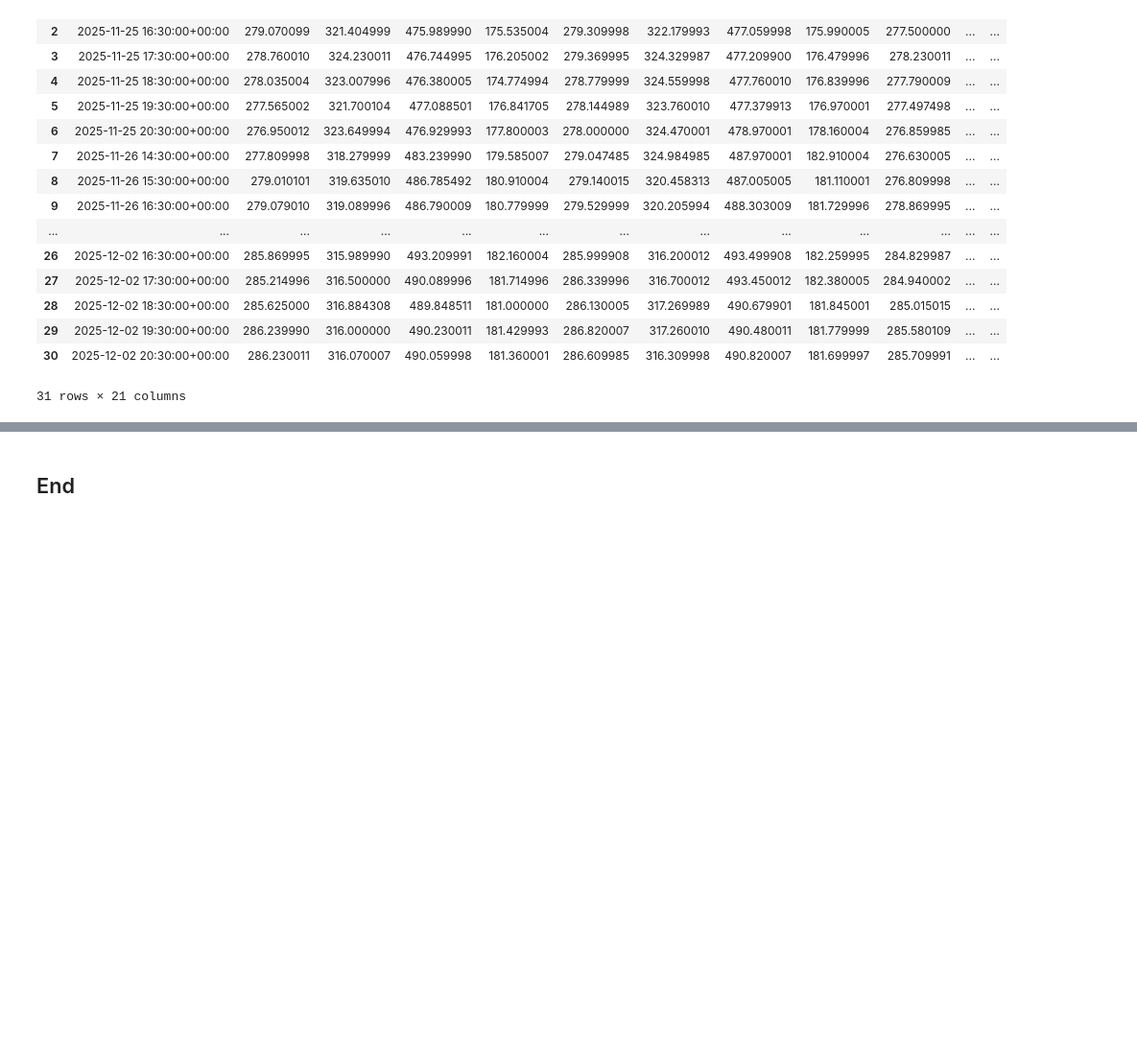
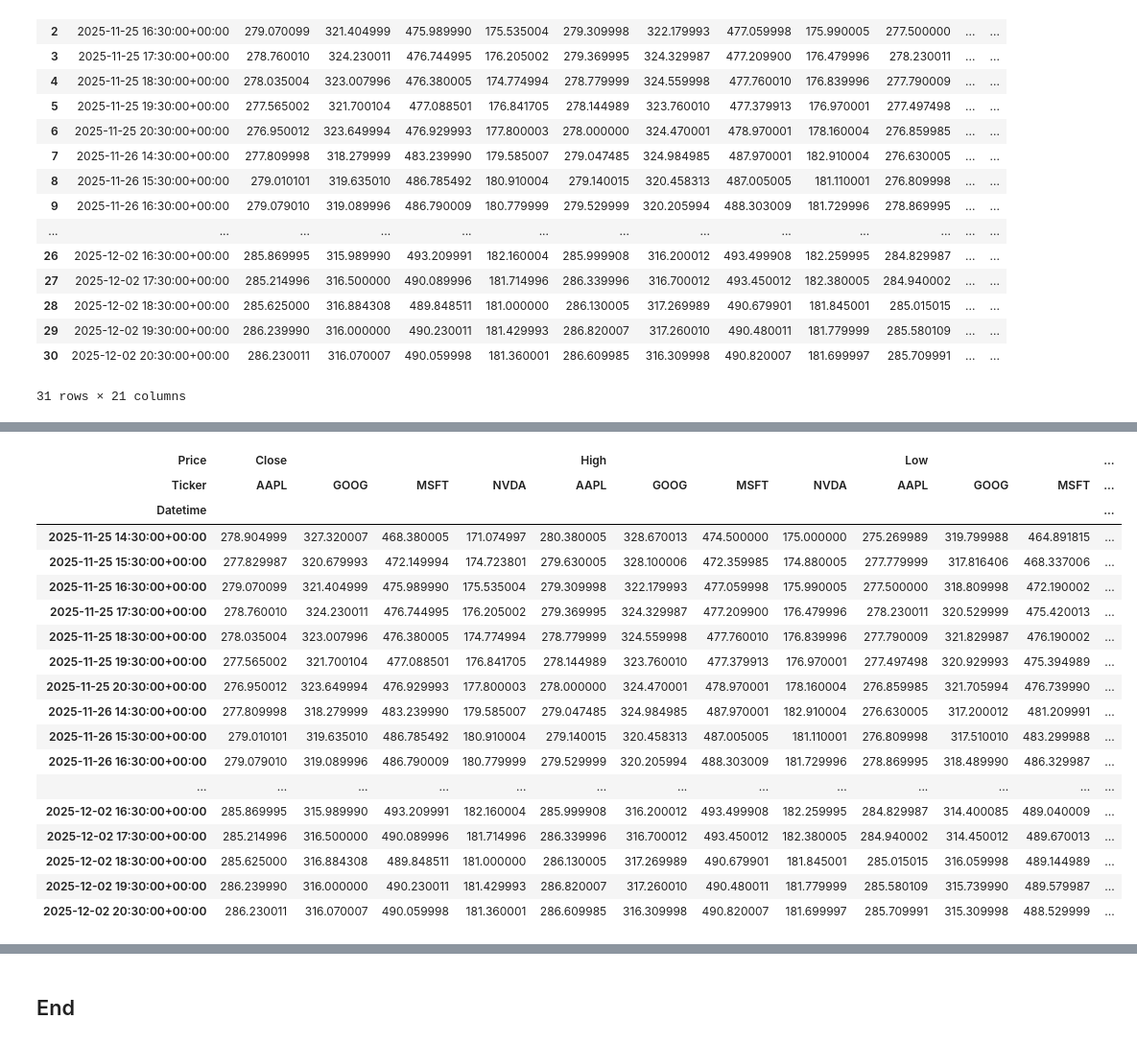
Before and after one commit to Glogover/computer-infrastructure, a Jupyter notebook: roughwork/files.ipynb, the cells around one changed output, grey strips where cells are left out. Shown at 96% size. Saved outputs shown, nothing was run; the diff lists cells and outputs as text; code cells hidden in the pictures; blank space fills up the shorter version.

```diff
--- a/roughwork/files.ipynb
+++ b/roughwork/files.ipynb
@@ -215,0 +309,27 @@ df
+# %%
+# Read the CSV file
+
+df = pd.read_csv(f'../data/{data_files[0]}', header=[0, 1], index_col=0, parse_dates=True)
+
+# Show.
+df
+# %% [output]
+| Price | Close |  |  |  | High |  |  |  | Low |  |  | ... |
+| Ticker | AAPL | GOOG | MSFT | NVDA | AAPL | GOOG | MSFT | NVDA | AAPL | GOOG | MSFT | ... |
+| Datetime |  |  |  |  |  |  |  |  |  |  |  | ... |
+| 2025-11-25 14:30:00+00:00 | 278.904999 | 327.320007 | 468.380005 | 171.074997 | 280.380005 | 328.670013 | 474.500000 | 175.000000 | 275.269989 | 319.799988 | 464.891815 | ... |
+| 2025-11-25 15:30:00+00:00 | 277.829987 | 320.679993 | 472.149994 | 174.723801 | 279.630005 | 328.100006 | 472.359985 | 174.880005 | 277.779999 | 317.816406 | 468.337006 | ... |
+| 2025-11-25 16:30:00+00:00 | 279.070099 | 321.404999 | 475.989990 | 175.535004 | 279.309998 | 322.179993 | 477.059998 | 175.990005 | 277.500000 | 318.809998 | 472.190002 | ... |
+| 2025-11-25 17:30:00+00:00 | 278.760010 | 324.230011 | 476.744995 | 176.205002 | 279.369995 | 324.329987 | 477.209900 | 176.479996 | 278.230011 | 320.529999 | 475.420013 | ... |
+| 2025-11-25 18:30:00+00:00 | 278.035004 | 323.007996 | 476.380005 | 174.774994 | 278.779999 | 324.559998 | 477.760010 | 176.839996 | 277.790009 | 321.829987 | 476.190002 | ... |
+| 2025-11-25 19:30:00+00:00 | 277.565002 | 321.700104 | 477.088501 | 176.841705 | 278.144989 | 323.760010 | 477.379913 | 176.970001 | 277.497498 | 320.929993 | 475.394989 | ... |
+| 2025-11-25 20:30:00+00:00 | 276.950012 | 323.649994 | 476.929993 | 177.800003 | 278.000000 | 324.470001 | 478.970001 | 178.160004 | 276.859985 | 321.705994 | 476.739990 | ... |
+| 2025-11-26 14:30:00+00:00 | 277.809998 | 318.279999 | 483.239990 | 179.585007 | 279.047485 | 324.984985 | 487.970001 | 182.910004 | 276.630005 | 317.200012 | 481.209991 | ... |
+| 2025-11-26 15:30:00+00:00 | 279.010101 | 319.635010 | 486.785492 | 180.910004 | 279.140015 | 320.458313 | 487.005005 | 181.110001 | 276.809998 | 317.510010 | 483.299988 | ... |
+| 2025-11-26 16:30:00+00:00 | 279.079010 | 319.089996 | 486.790009 | 180.779999 | 279.529999 | 320.205994 | 488.303009 | 181.729996 | 278.869995 | 318.489990 | 486.329987 | ... |
+| ... | ... | ... | ... | ... | ... | ... | ... | ... | ... | ... | ... | ... |
+| 2025-12-02 16:30:00+00:00 | 285.869995 | 315.989990 | 493.209991 | 182.160004 | 285.999908 | 316.200012 | 493.499908 | 182.259995 | 284.829987 | 314.400085 | 489.040009 | ... |
+| 2025-12-02 17:30:00+00:00 | 285.214996 | 316.500000 | 490.089996 | 181.714996 | 286.339996 | 316.700012 | 493.450012 | 182.380005 | 284.940002 | 314.450012 | 489.670013 | ... |
+| 2025-12-02 18:30:00+00:00 | 285.625000 | 316.884308 | 489.848511 | 181.000000 | 286.130005 | 317.269989 | 490.679901 | 181.845001 | 285.015015 | 316.059998 | 489.144989 | ... |
+| 2025-12-02 19:30:00+00:00 | 286.239990 | 316.000000 | 490.230011 | 181.429993 | 286.820007 | 317.260010 | 490.480011 | 181.779999 | 285.580109 | 315.739990 | 489.579987 | ... |
+| 2025-12-02 20:30:00+00:00 | 286.230011 | 316.070007 | 490.059998 | 181.360001 | 286.609985 | 316.309998 | 490.820007 | 181.699997 | 285.709991 | 315.309998 | 488.529999 | ... |
```
Also changed, not shown: parts of 9 cells of this notebook, 5 other files.
